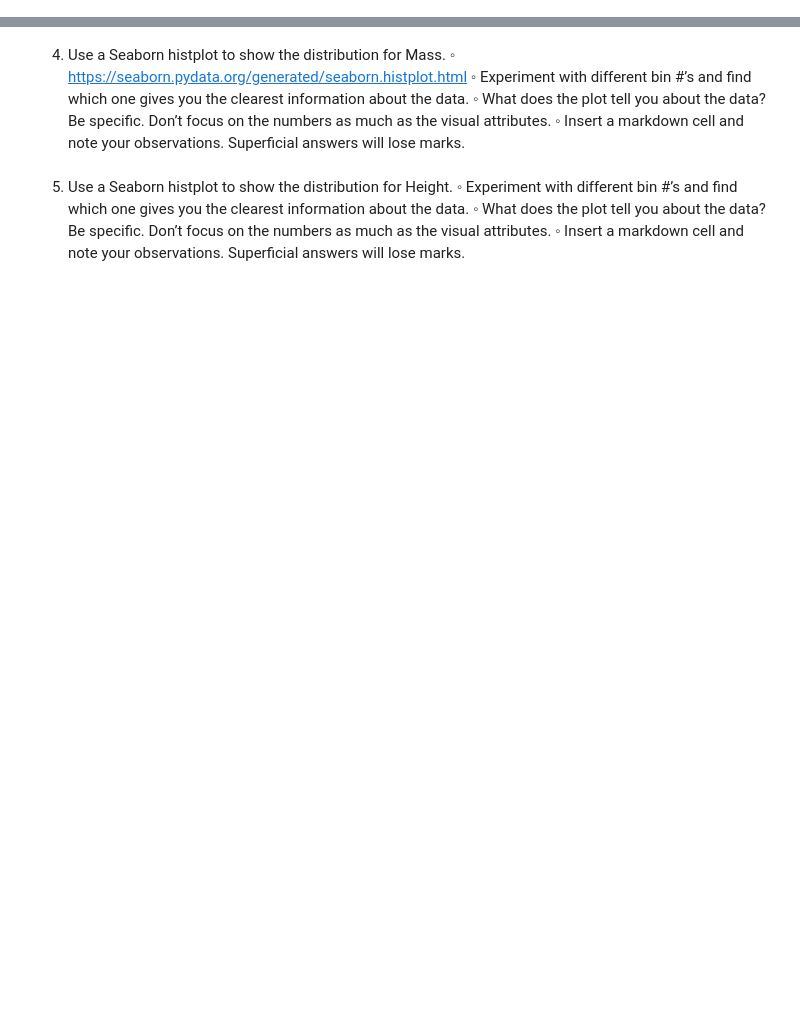
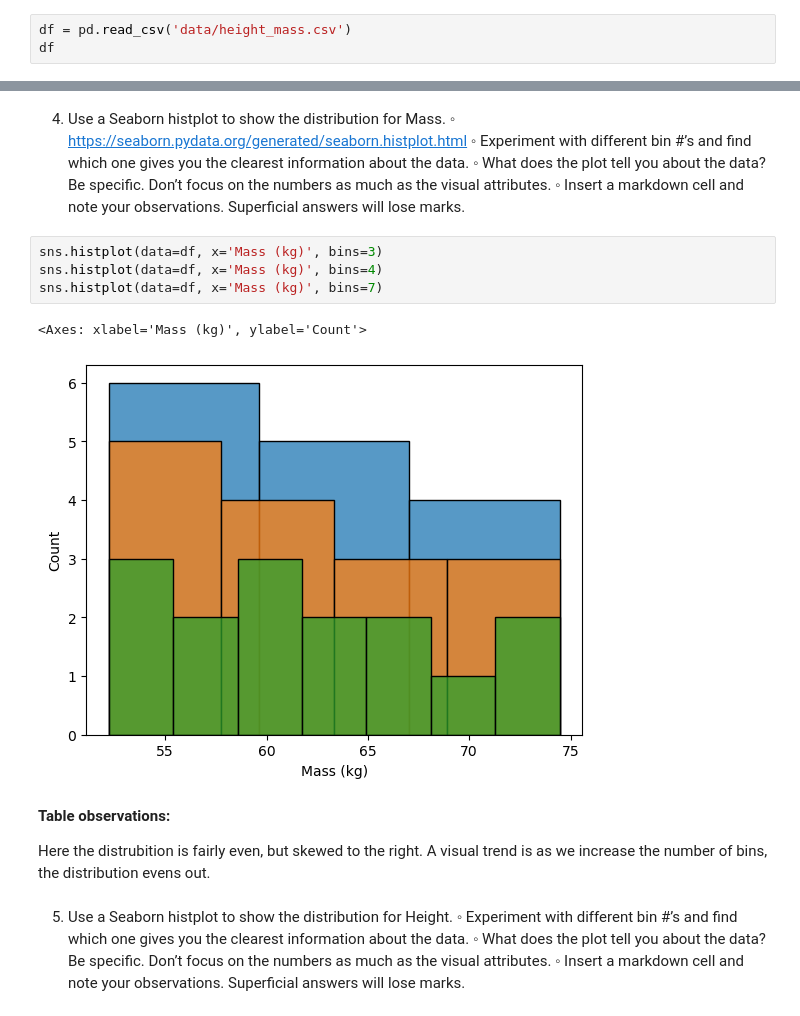
Before and after one commit to Icewav3/Comp-2040_CaseStudy1, a Jupyter notebook: CaseStudy.ipynb, the cells around one changed output, grey strips where cells are left out. Saved outputs shown, nothing was run; the diff lists cells and outputs as text; blank space fills up the shorter version.

```diff
--- a/CaseStudy.ipynb
+++ b/CaseStudy.ipynb
@@ -10,2 +16,5 @@
 # %% [markdown]
 3.	Read the height_mass.csv file into a Pandas DataSet called: people ◦ Use the pandas read_csv method.
+# %%
+df = pd.read_csv('data/height_mass.csv')
+df
@@ -15,6 +41,17 @@
 ◦ Experiment with different bin #’s and find which one gives you the clearest information about the data.
 ◦ What does the plot tell you about the data? Be specific. Don’t focus on the numbers as much as the visual attributes.
 ◦ Insert a markdown cell and note your observations. Superficial answers will lose marks.
+# %%
+sns.histplot(data=df, x='Mass (kg)', bins=3)
+sns.histplot(data=df, x='Mass (kg)', bins=4)
+sns.histplot(data=df, x='Mass (kg)', bins=7)
+# %% [output]
+<Axes: xlabel='Mass (kg)', ylabel='Count'>
+[figure, added]
+# %% [markdown]
+<b>Table observations:</b>
+
+Here the distrubition is fairly even, but skewed to the right. A visual trend is as we increase the number of bins, the distribution evens out.
 # %% [markdown]
 5.	Use a Seaborn histplot to show the distribution for Height.
 ◦ Experiment with different bin #’s and find which one gives you the clearest information about the data.
```
Also changed, not shown: parts of 8 cells of this notebook, 3 other files.
